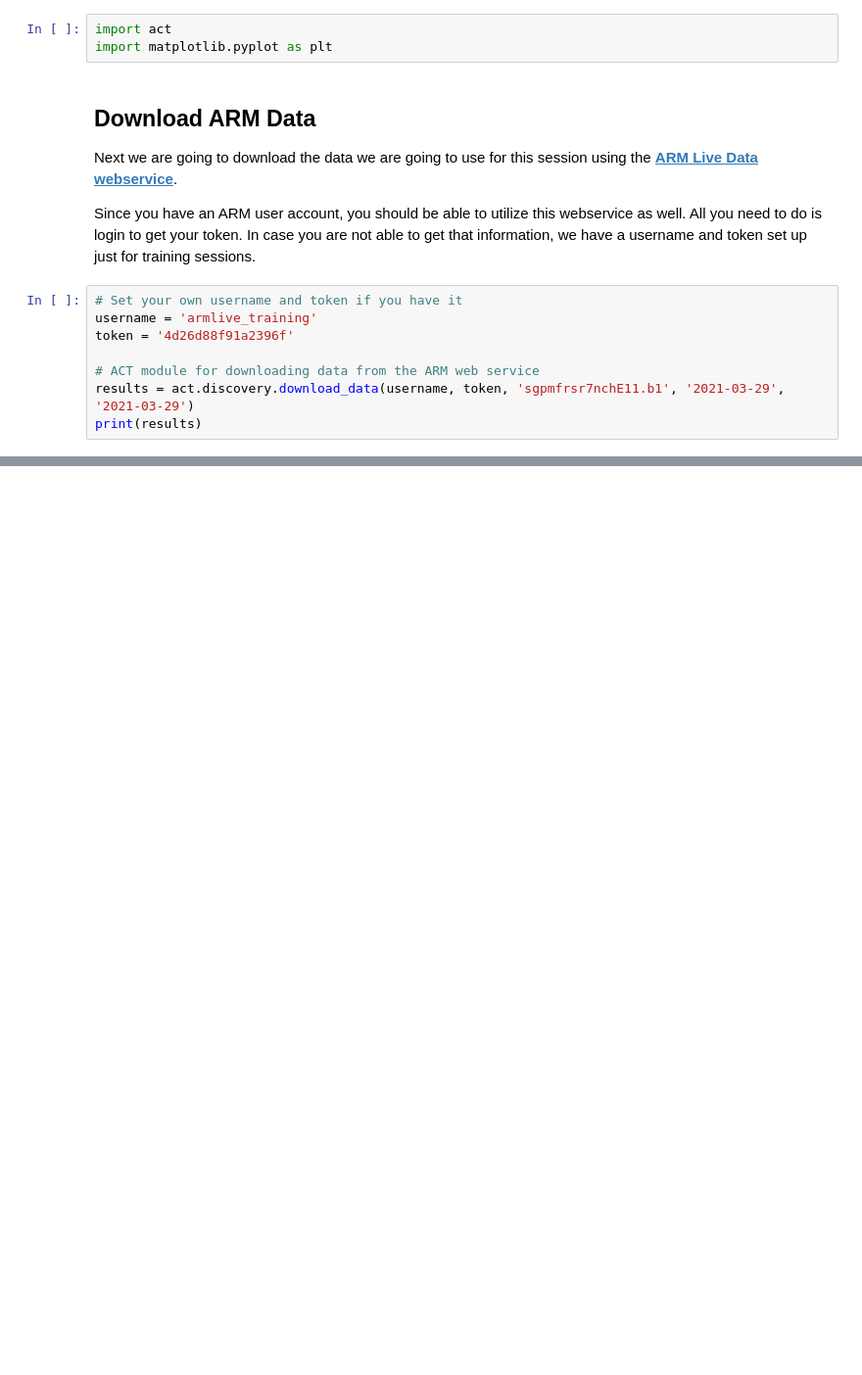
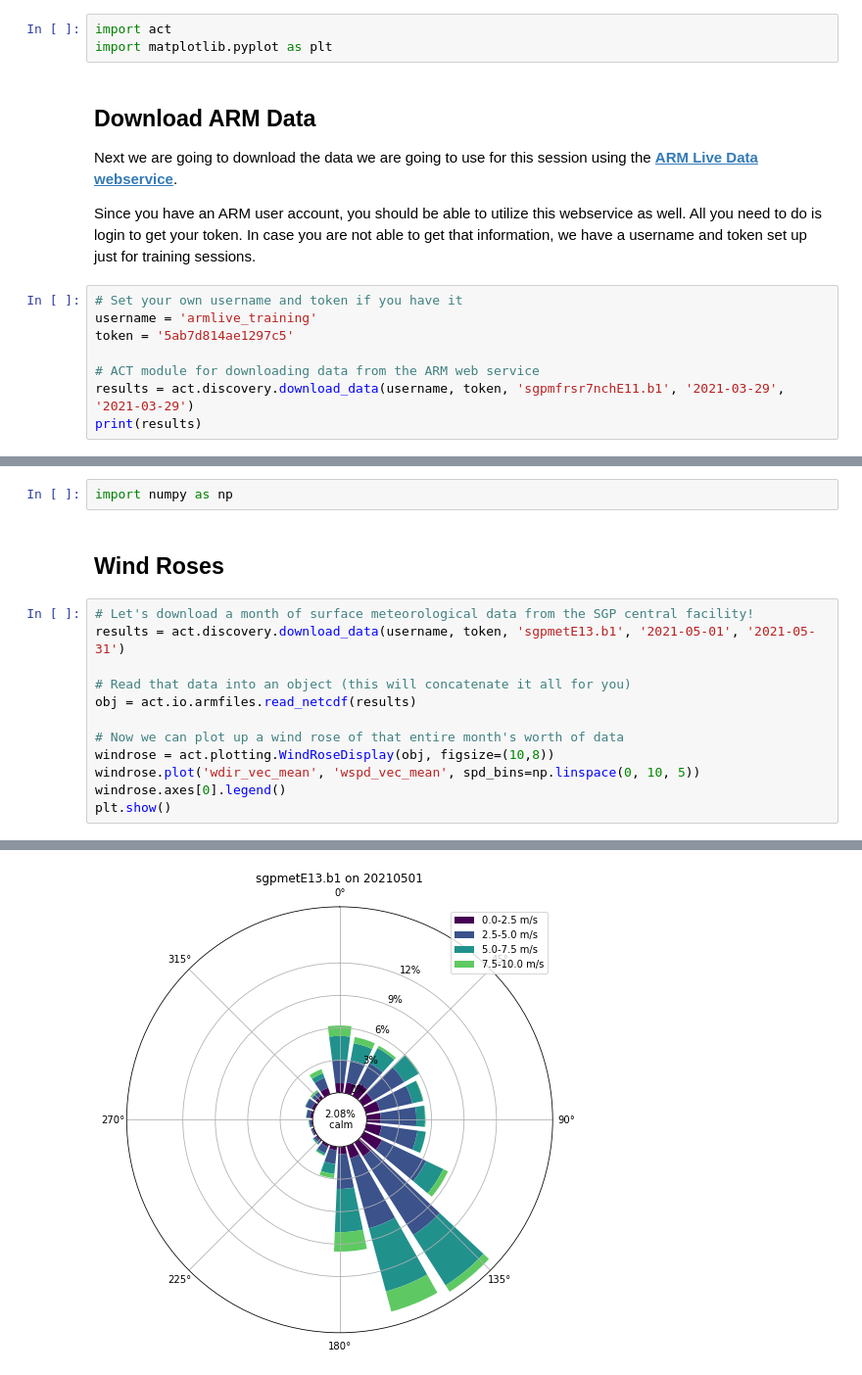
Before and after one commit to ARM-Development/ARM-Notebooks, a Jupyter notebook: Open-Science-Workshop-2022/tutorials/act-basics.ipynb, the cells around one changed output, grey strips where cells are left out. Shown at 98% size. Saved outputs shown, nothing was run; the diff lists cells and outputs as text; blank space fills up the shorter version.

```diff
--- a/Open-Science-Workshop-2022/tutorials/act-basics.ipynb
+++ b/Open-Science-Workshop-2022/tutorials/act-basics.ipynb
@@ -17,7 +33,7 @@ Since you have an ARM user account, you should be able to utilize this webservic
 # %%
 # Set your own username and token if you have it
 username = 'armlive_training'
-token = '4d26d88f91a2396f'
+token = '5ab7d814ae1297c5'
 
 # ACT module for downloading data from the ARM web service
 results = act.discovery.download_data(username, token, 'sgpmfrsr7nchE11.b1', '2021-03-29', '2021-03-29')
@@ -134,0 +227,17 @@ Please checkout the __[ACT Github repository](https://github.com/ARM-DOE/ACT)__
+# %%
+import numpy as np
+# %% [markdown]
+## Wind Roses
+# %%
+# Let's download a month of surface meteorological data from the SGP central facility!
+results = act.discovery.download_data(username, token, 'sgpmetE13.b1', '2021-05-01', '2021-05-31')
+
+# Read that data into an object (this will concatenate it all for you)
+obj = act.io.armfiles.read_netcdf(results)
+
+# Now we can plot up a wind rose of that entire month's worth of data
+windrose = act.plotting.WindRoseDisplay(obj, figsize=(10,8))
+windrose.plot('wdir_vec_mean', 'wspd_vec_mean', spd_bins=np.linspace(0, 10, 5))
+windrose.axes[0].legend()
+plt.show()
+# %% [output]
@@ -134,0 +261 @@ Please checkout the __[ACT Github repository](https://github.com/ARM-DOE/ACT)__
+[figure, added]
```
Also changed, not shown: parts of 33 cells of this notebook.
